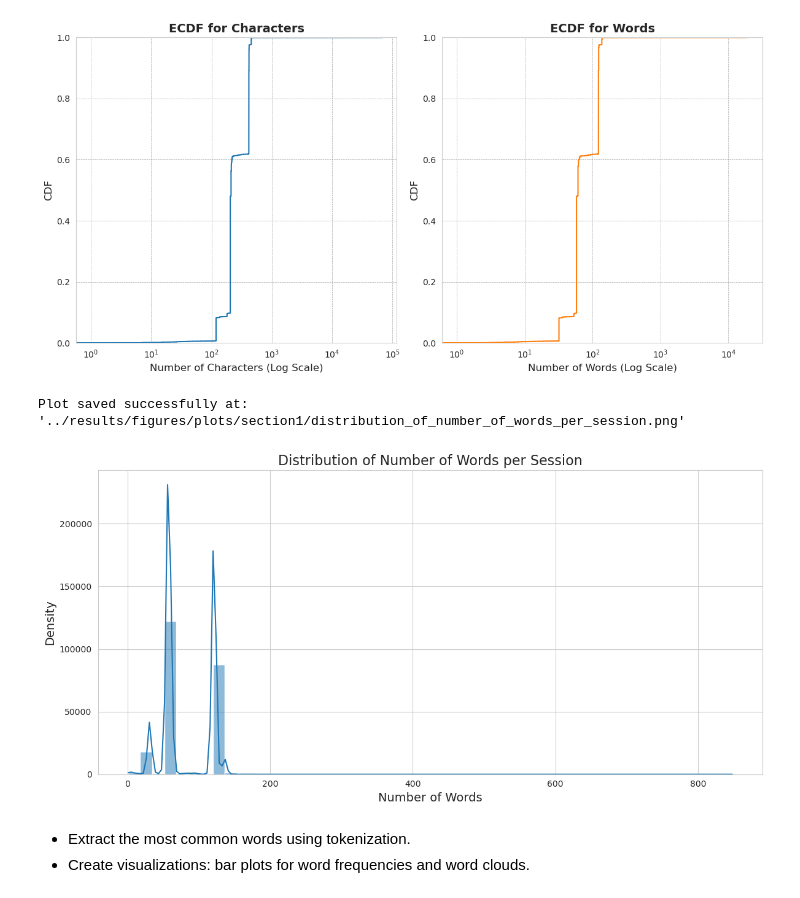
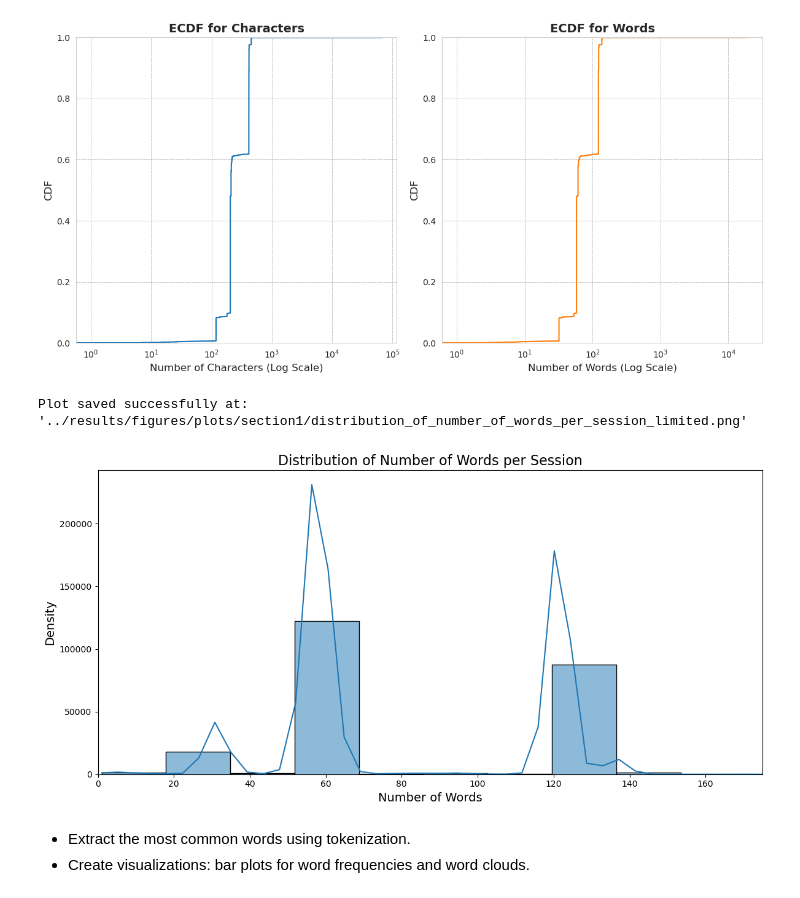
Before and after one commit to Botti01/SSH-Shell-Attacks, a Jupyter notebook: notebooks/section1_data_exploration_and_preprocessing.ipynb, the cells around one changed output. Saved outputs shown, nothing was run; the diff lists cells and outputs as text; code cells hidden in the pictures.

Commit message:
Section 1 updated

```diff
--- a/notebooks/section1_data_exploration_and_preprocessing.ipynb
+++ b/notebooks/section1_data_exploration_and_preprocessing.ipynb
@@ -426,24 +426,27 @@ plt.show()
 Plot saved successfully at: '../results/figures/plots/section1/ecdf_for_characters_and_for_words.png'
 [figure]
 # %%
-# Count words per session and plot its distribution
 SSH_Attacks['num_words'] = SSH_Attacks['full_session'].apply(lambda x: len(' '.join(x).split()) if isinstance(x, list) else len(str(x).split()))
+
 plt.figure(figsize=(12, 6))
 sns.histplot(SSH_Attacks['num_words'], kde=True, bins=50)
 plt.title('Distribution of Number of Words per Session', fontsize=16)
 plt.xlabel('Number of Words', fontsize=14)
 plt.ylabel('Density', fontsize=14)
 
+# Adjust the x-axis range
+plt.xlim(0, 175)
+
 # Save the plot
 current_fig = plt.gcf()
-save_plot(current_fig, plot_directory, "distribution_of_number_of_words_per_session", "png", global_overwrite)
+save_plot(current_fig, plot_directory, "distribution_of_number_of_words_per_session_limited", "png", global_overwrite)
 
 # Show the plot
 plt.tight_layout()
 plt.show()
 # %% [output]
-Plot saved successfully at: '../results/figures/plots/section1/distribution_of_number_of_words_per_session.png'
+Plot saved successfully at: '../results/figures/plots/section1/distribution_of_number_of_words_per_session_limited.png'
-[figure, old version]
+[figure, new version]
 # %% [markdown]
 - Extract the most common words using tokenization.
 - Create visualizations: bar plots for word frequencies and word clouds.
```
Also changed, not shown: 1 other file.
